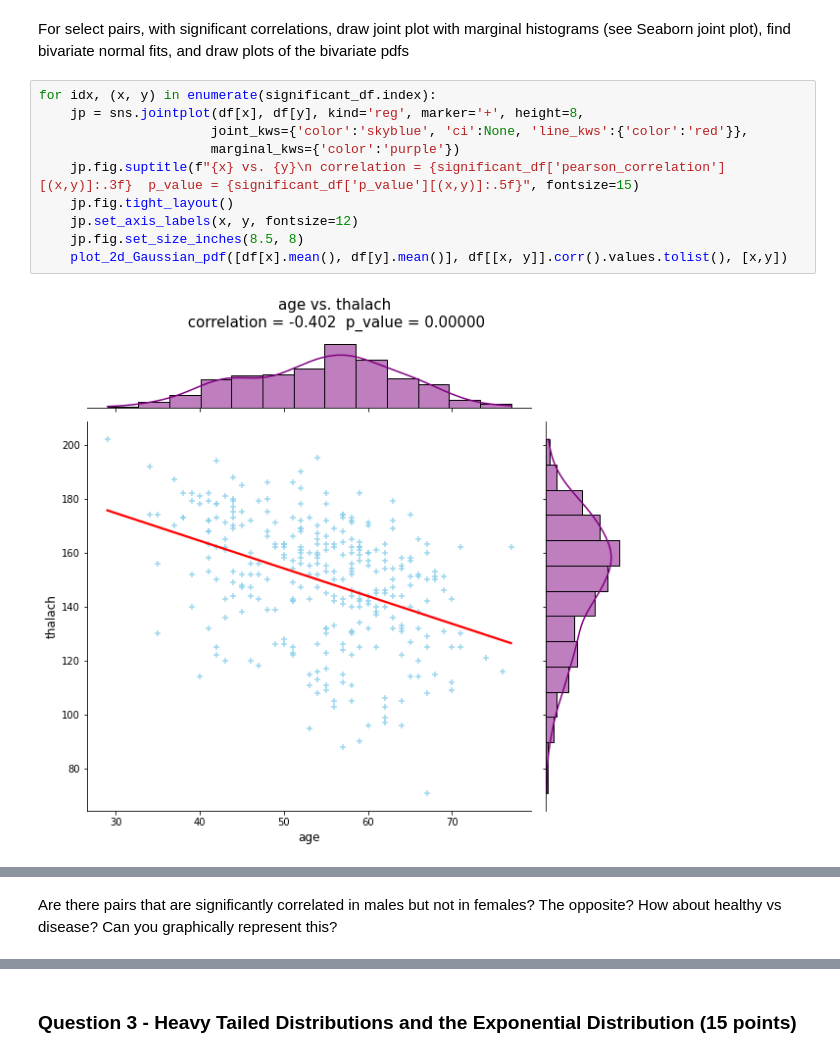
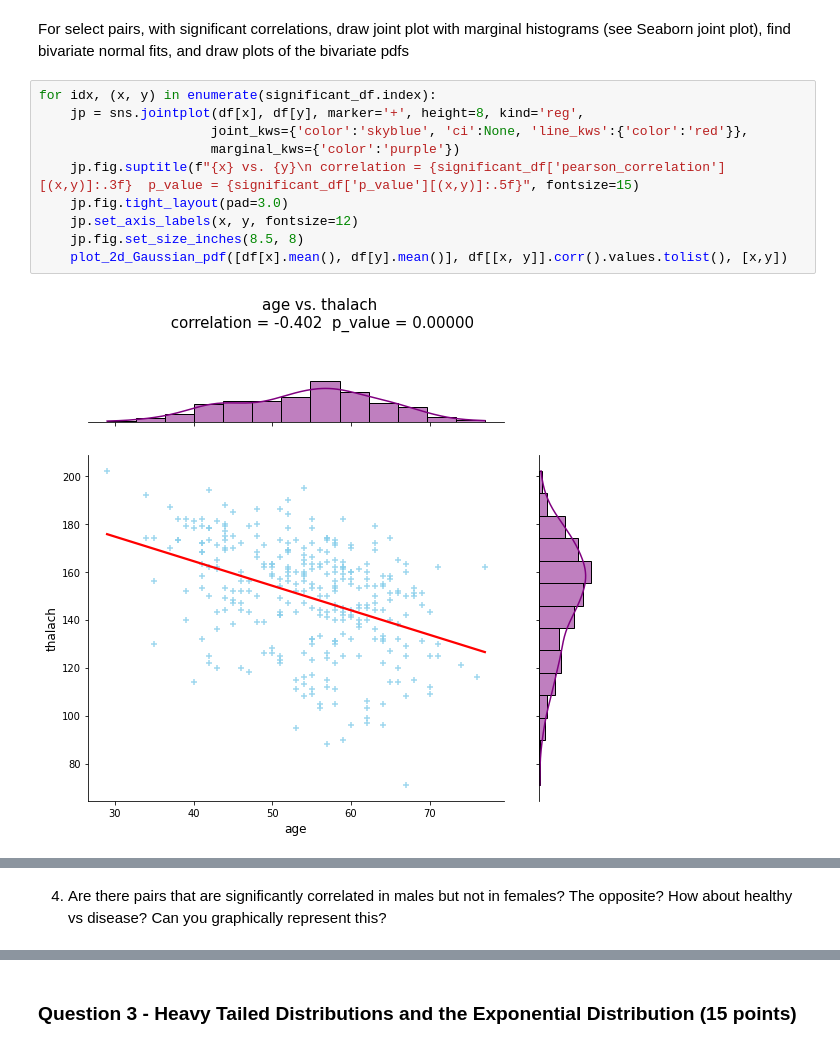
Before and after one commit to Omergral/Statistics_DataAnalysis_Msc, a Jupyter notebook: HW/HW3/HW3.ipynb, the cells around one changed output, grey strips where cells are left out. Saved outputs shown, nothing was run; the diff lists cells and outputs as text.

```diff
--- a/HW/HW3/HW3.ipynb
+++ b/HW/HW3/HW3.ipynb
@@ -358,14 +403,14 @@ Text(0.5, 0.98, 'Numeric Variables Correlations')
 For select pairs, with significant correlations, draw joint plot with marginal histograms (see Seaborn joint plot), find bivariate normal fits, and draw plots of the bivariate pdfs
 # %%
 for idx, (x, y) in enumerate(significant_df.index):
-    jp = sns.jointplot(df[x], df[y], kind='reg', marker='+', height=8,
+    jp = sns.jointplot(df[x], df[y], marker='+', height=8, kind='reg',
                       joint_kws={'color':'skyblue', 'ci':None, 'line_kws':{'color':'red'}},
                       marginal_kws={'color':'purple'})
     jp.fig.suptitle(f"{x} vs. {y}\n correlation = {significant_df['pearson_correlation'][(x,y)]:.3f}  p_value = {significant_df['p_value'][(x,y)]:.5f}", fontsize=15)
-    jp.fig.tight_layout()
+    jp.fig.tight_layout(pad=3.0)
     jp.set_axis_labels(x, y, fontsize=12)
     jp.fig.set_size_inches(8.5, 8)
     plot_2d_Gaussian_pdf([df[x].mean(), df[y].mean()], df[[x, y]].corr().values.tolist(), [x,y])
 # %% [output]
-[figure, old version]
+[figure, new version]
 [figure]
@@ -383,6 +428,6 @@ for idx, (x, y) in enumerate(significant_df.index):
 [figure]
 # %% [markdown]
-Are there pairs that are significantly correlated in males but not in females? The opposite? How about healthy vs disease? Can you graphically represent this?
+4. Are there pairs that are significantly correlated in males but not in females? The opposite? How about healthy vs disease? Can you graphically represent this?
 # %%
 males = df[df['sex'] == 1]
 females = df[df['sex'] == 0]
```
Also changed, not shown: parts of 11 cells of this notebook.
